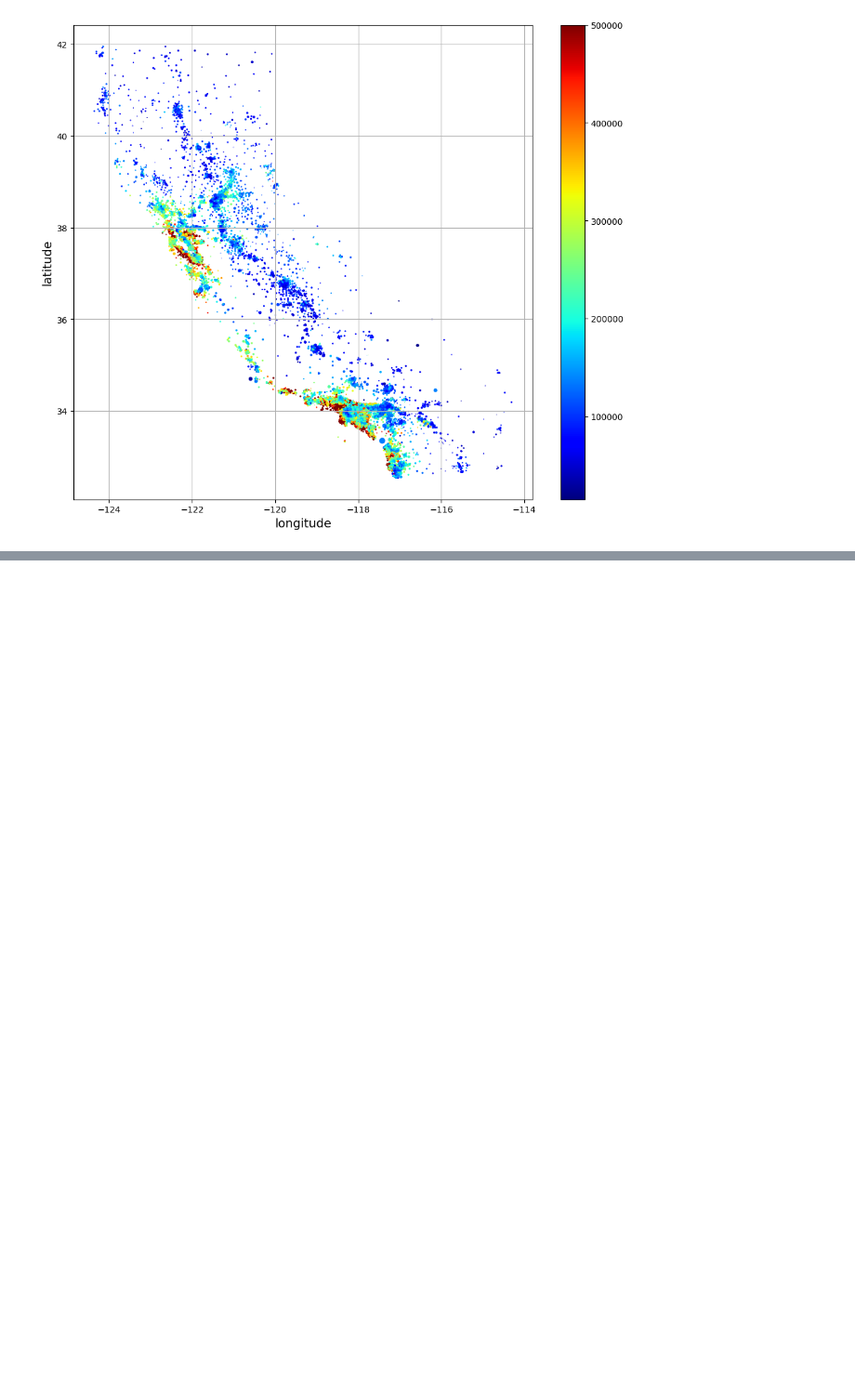
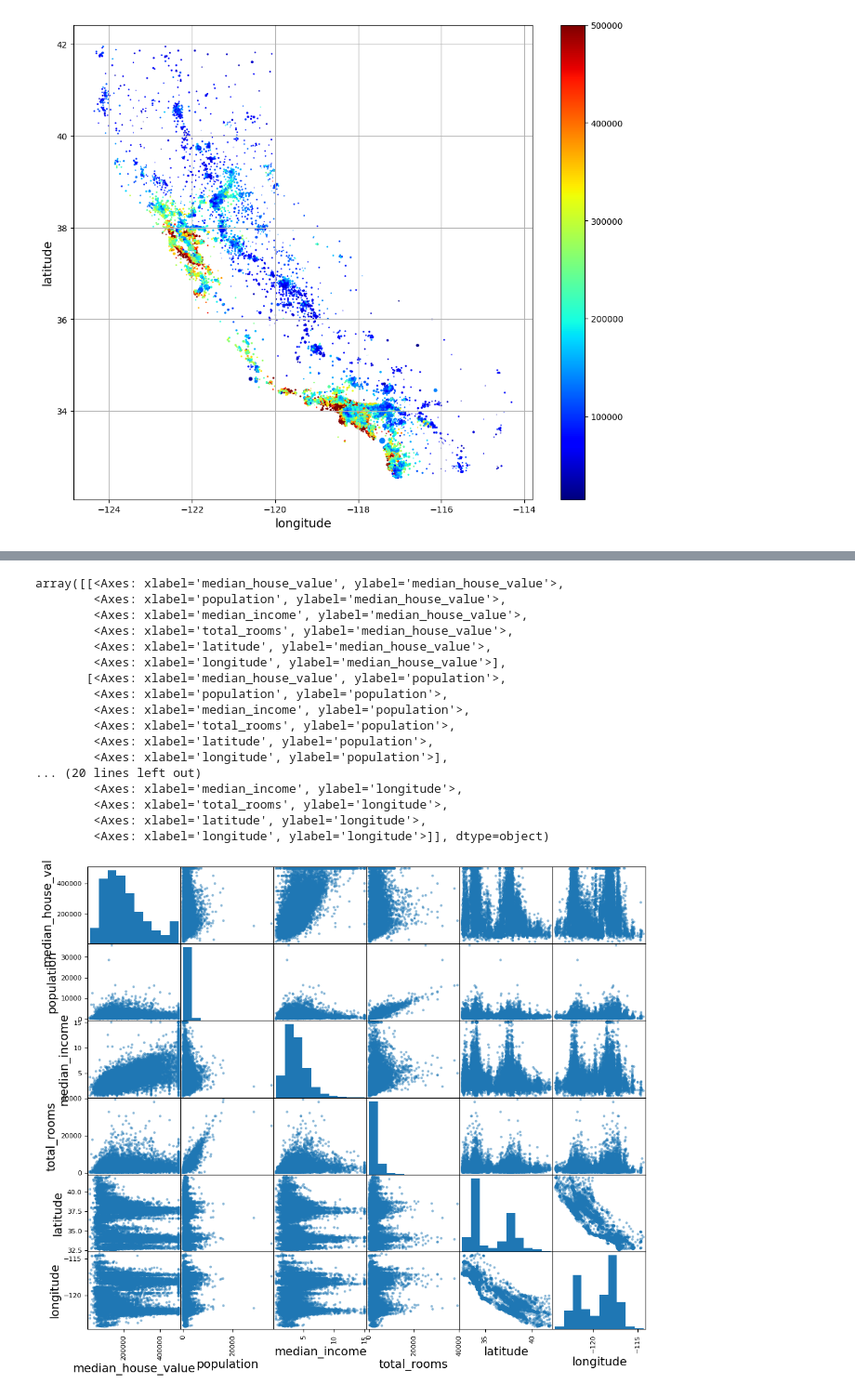
Before and after one commit to samay902/30-DAY-PROJECTHONN, a Jupyter notebook: p-6/mainnotebook.ipynb, the cells around one changed output, grey strips where cells are left out. Shown at 93% size. Drawn from its saved outputs; the diff is of its cells as text; code cells hidden in the pictures; blank space fills up the shorter version.

```diff
--- a/p-6/mainnotebook.ipynb
+++ b/p-6/mainnotebook.ipynb
@@ -126,0 +121,25 @@ ValueError: could not convert string to float: 'NEAR BAY'
+# %%
+house["med_inc_c"] = pd.cut(house["median_income"], bins=[0, 1, 3, 4, 6, np.inf], labels=[1, 2, 3, 4, 5])
+# %%
+from pandas.plotting import scatter_matrix
+attributes=["median_house_value","population","median_income","total_rooms","latitude","longitude"]
+scatter_matrix(house[attributes],figsize=(12,10))
+# %% [output]
+array([[<Axes: xlabel='median_house_value', ylabel='median_house_value'>,
+        <Axes: xlabel='population', ylabel='median_house_value'>,
+        <Axes: xlabel='median_income', ylabel='median_house_value'>,
+        <Axes: xlabel='total_rooms', ylabel='median_house_value'>,
+        <Axes: xlabel='latitude', ylabel='median_house_value'>,
+        <Axes: xlabel='longitude', ylabel='median_house_value'>],
+       [<Axes: xlabel='median_house_value', ylabel='population'>,
+        <Axes: xlabel='population', ylabel='population'>,
+        <Axes: xlabel='median_income', ylabel='population'>,
+        <Axes: xlabel='total_rooms', ylabel='population'>,
+        <Axes: xlabel='latitude', ylabel='population'>,
+        <Axes: xlabel='longitude', ylabel='population'>],
+... (20 lines left out)
+        <Axes: xlabel='median_income', ylabel='longitude'>,
+        <Axes: xlabel='total_rooms', ylabel='longitude'>,
+        <Axes: xlabel='latitude', ylabel='longitude'>,
+        <Axes: xlabel='longitude', ylabel='longitude'>]], dtype=object)
+[figure, added]
```
Also changed, not shown: parts of 19 cells of this notebook.
